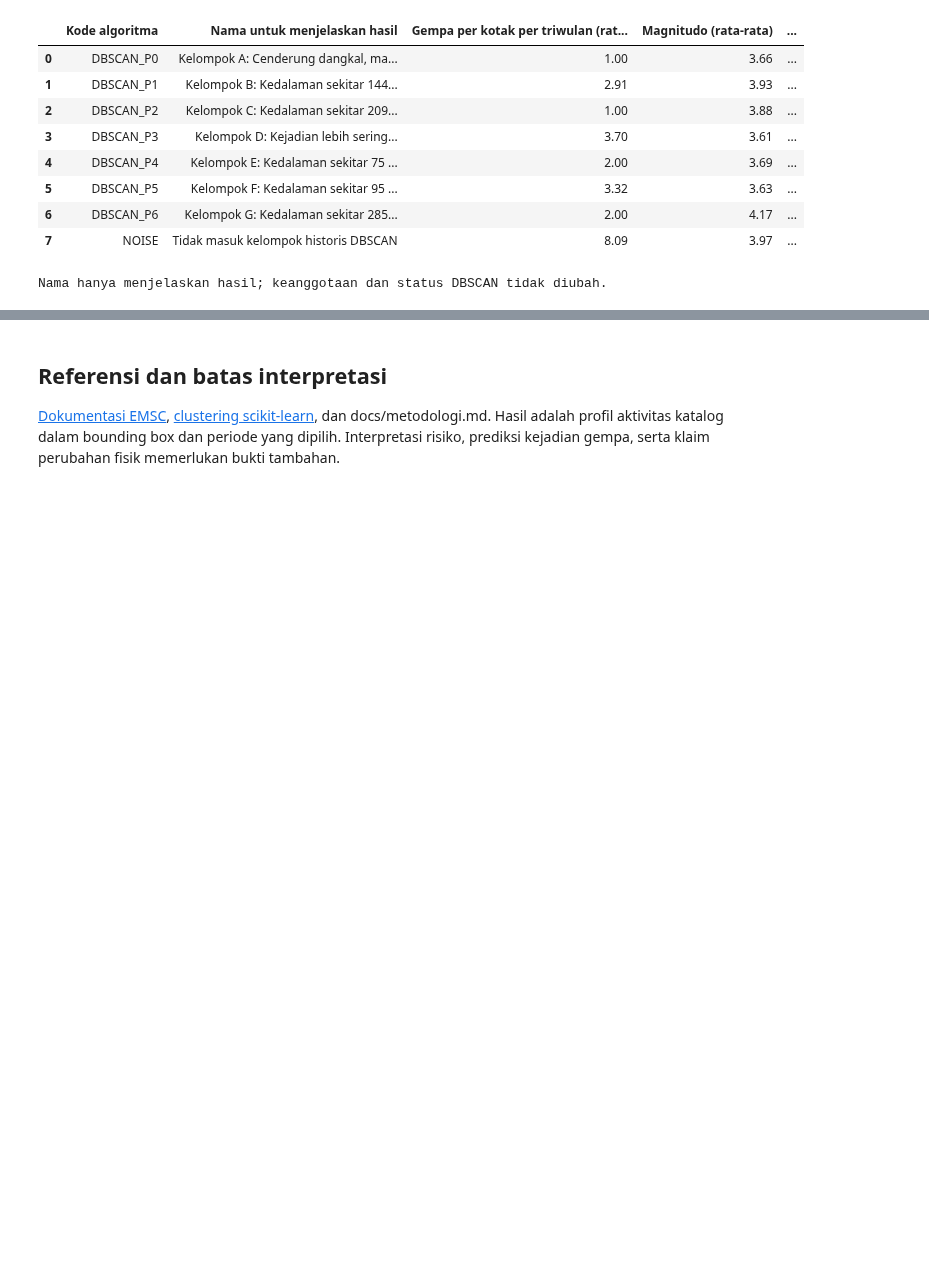
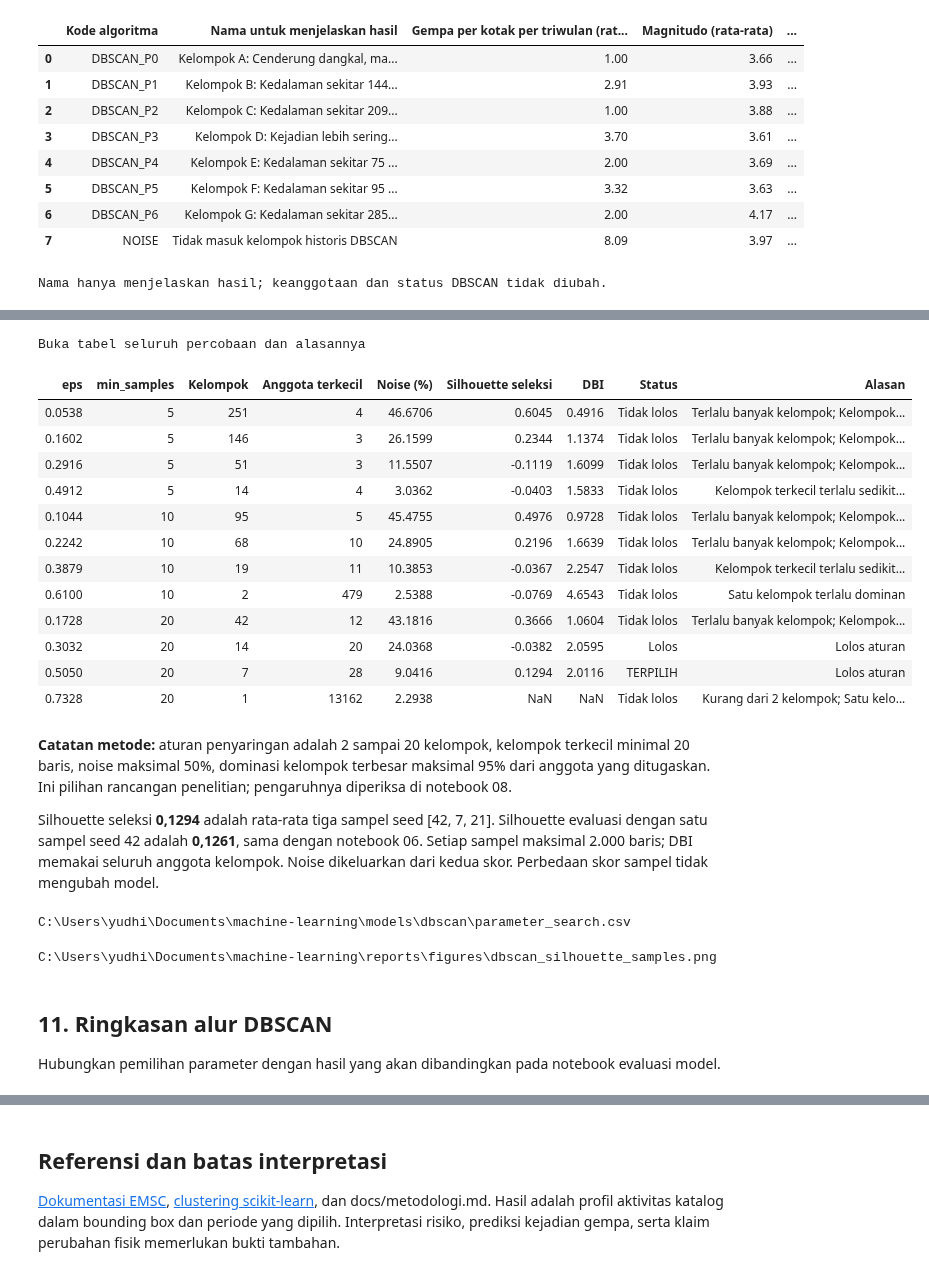
Before and after one commit to yudnata/machine-learning, a Jupyter notebook: notebooks/05_dbscan/05_dbscan.ipynb, the cells around one changed output, grey strips where cells are left out. Drawn from its saved outputs; the diff is of its cells as text; code cells hidden in the pictures; blank space fills up the shorter version.

```diff
--- a/notebooks/05_dbscan/05_dbscan.ipynb
+++ b/notebooks/05_dbscan/05_dbscan.ipynb
@@ -308,0 +467,68 @@ Name: n_grid_quarters, dtype: int64
+# %%
+from IPython.display import HTML
+
+def alasan_kandidat(row):
+    reasons = []
+    if row["n_clusters"] < 2:
+        reasons.append("Kurang dari 2 kelompok")
+    if row["n_clusters"] > cfg["dbscan_max_clusters"]:
+        reasons.append("Terlalu banyak kelompok")
+    if row["smallest_cluster_size"] < cfg["dbscan_min_cluster_size"]:
+        reasons.append("Kelompok terkecil terlalu sedikit anggota")
+    if row["noise_fraction"] > cfg["dbscan_max_noise_fraction"]:
+        reasons.append("Noise melewati batas")
+    if row["largest_cluster_fraction_assigned"] > cfg["dbscan_max_largest_cluster_fraction"]:
+        reasons.append("Satu kelompok terlalu dominan")
+    if not np.isfinite(row["silhouette"]):
+        reasons.append("Skor tidak terdefinisi")
+    return "; ".join(reasons) if reasons else "Lolos aturan"
+
+audit = search[["eps", "min_samples", "n_clusters", "smallest_cluster_size", "noise_fraction", "silhouette", "davies_bouldin"]].copy()
+audit["noise_fraction"] *= 100
+audit["Status"] = np.where(selected_mask, "TERPILIH", np.where(search["accepted"], "Lolos", "Tidak lolos"))
+audit["Alasan"] = search.apply(alasan_kandidat, axis=1)
+audit = audit.rename(columns={"n_clusters": "Kelompok", "smallest_cluster_size": "Anggota terkecil", "noise_fraction": "Noise (%)", "silhouette": "Silhouette seleksi", "davies_bouldin": "DBI"})
+display(HTML('<details><summary>Buka tabel seluruh percobaan dan alasannya</summary>' + audit.round(4).to_html(index=False, escape=True) + '</details>'))
+display(Markdown(f"""**Catatan metode:** aturan penyaringan adalah 2 sampai {cfg['dbscan_max_clusters']} kelompok,
+kelompok terkecil minimal {cfg['dbscan_min_cluster_size']} baris, noise maksimal {angka(cfg['dbscan_max_noise_fraction'] * 100, 0)}%,
+dominasi kelompok terbesar maksimal {angka(cfg['dbscan_max_largest_cluster_fraction'] * 100, 0)}% dari anggota yang ditugaskan.
+Ini pilihan rancangan penelitian; pengaruhnya diperiksa di notebook 08.
+
+Silhouette seleksi **{angka(selected_result['silhouette'])}** adalah rata-rata tiga sampel seed {cfg['silhouette_seeds']}.
+Silhouette evaluasi dengan satu sampel seed 42 adalah **{angka(final_metrics['silhouette'])}**, sama dengan notebook 06.
+Setiap sampel maksimal {jumlah(cfg['silhouette_sample_size'])} baris; DBI memakai seluruh anggota kelompok.
+Noise dikeluarkan dari kedua skor. Perbedaan skor sampel tidak mengubah model.
+"""))
+display(FileLink(str(ROOT / "models/dbscan/parameter_search.csv"), result_html_prefix="CSV seluruh percobaan: "))
+display(FileLink(str(ROOT / "reports/figures/dbscan_silhouette_samples.png"), result_html_prefix="Grafik Silhouette per anggota (detail tambahan): "))
+# %% [output]
+Buka tabel seluruh percobaan dan alasannya
+| eps | min_samples | Kelompok | Anggota terkecil | Noise (%) | Silhouette seleksi | DBI | Status | Alasan |
+| 0.0538 | 5 | 251 | 4 | 46.6706 | 0.6045 | 0.4916 | Tidak lolos | Terlalu banyak kelompok; Kelompok... |
+| 0.1602 | 5 | 146 | 3 | 26.1599 | 0.2344 | 1.1374 | Tidak lolos | Terlalu banyak kelompok; Kelompok... |
+| 0.2916 | 5 | 51 | 3 | 11.5507 | -0.1119 | 1.6099 | Tidak lolos | Terlalu banyak kelompok; Kelompok... |
+| 0.4912 | 5 | 14 | 4 | 3.0362 | -0.0403 | 1.5833 | Tidak lolos | Kelompok terkecil terlalu sedikit... |
+| 0.1044 | 10 | 95 | 5 | 45.4755 | 0.4976 | 0.9728 | Tidak lolos | Terlalu banyak kelompok; Kelompok... |
+| 0.2242 | 10 | 68 | 10 | 24.8905 | 0.2196 | 1.6639 | Tidak lolos | Terlalu banyak kelompok; Kelompok... |
+| 0.3879 | 10 | 19 | 11 | 10.3853 | -0.0367 | 2.2547 | Tidak lolos | Kelompok terkecil terlalu sedikit... |
+| 0.6100 | 10 | 2 | 479 | 2.5388 | -0.0769 | 4.6543 | Tidak lolos | Satu kelompok terlalu dominan |
+| 0.1728 | 20 | 42 | 12 | 43.1816 | 0.3666 | 1.0604 | Tidak lolos | Terlalu banyak kelompok; Kelompok... |
+| 0.3032 | 20 | 14 | 20 | 24.0368 | -0.0382 | 2.0595 | Lolos | Lolos aturan |
+| 0.5050 | 20 | 7 | 28 | 9.0416 | 0.1294 | 2.0116 | TERPILIH | Lolos aturan |
+| 0.7328 | 20 | 1 | 13162 | 2.2938 | NaN | NaN | Tidak lolos | Kurang dari 2 kelompok; Satu kelo... |
+**Catatan metode:** aturan penyaringan adalah 2 sampai 20 kelompok,
+kelompok terkecil minimal 20 baris, noise maksimal 50%,
+dominasi kelompok terbesar maksimal 95% dari anggota yang ditugaskan.
+Ini pilihan rancangan penelitian; pengaruhnya diperiksa di notebook 08.
+
+Silhouette seleksi **0,1294** adalah rata-rata tiga sampel seed [42, 7, 21].
+Silhouette evaluasi dengan satu sampel seed 42 adalah **0,1261**, sama dengan notebook 06.
+Setiap sampel maksimal 2.000 baris; DBI memakai seluruh anggota kelompok.
+Noise dikeluarkan dari kedua skor. Perbedaan skor sampel tidak mengubah model.
+C:\Users\yudhi\Documents\machine-learning\models\dbscan\parameter_search.csv
+C:\Users\yudhi\Documents\machine-learning\reports\figures\dbscan_silhouette_samples.png
+# %% [markdown]
+<a id="s11"></a>
+## 11. Ringkasan alur DBSCAN
+
+Hubungkan pemilihan parameter dengan hasil yang akan dibandingkan pada notebook evaluasi model.
```
Also changed, not shown: parts of 21 cells of this notebook, 21 other files.
